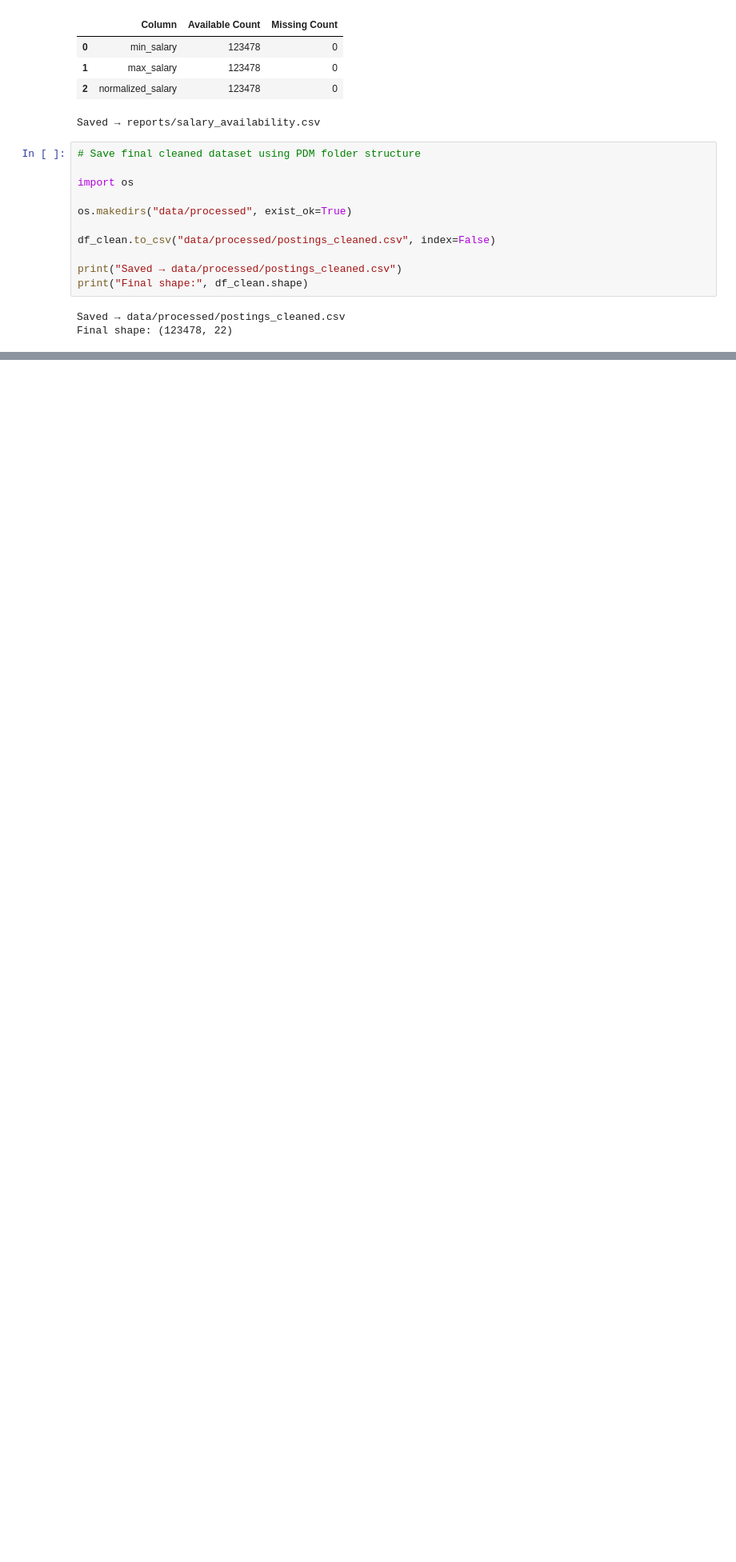
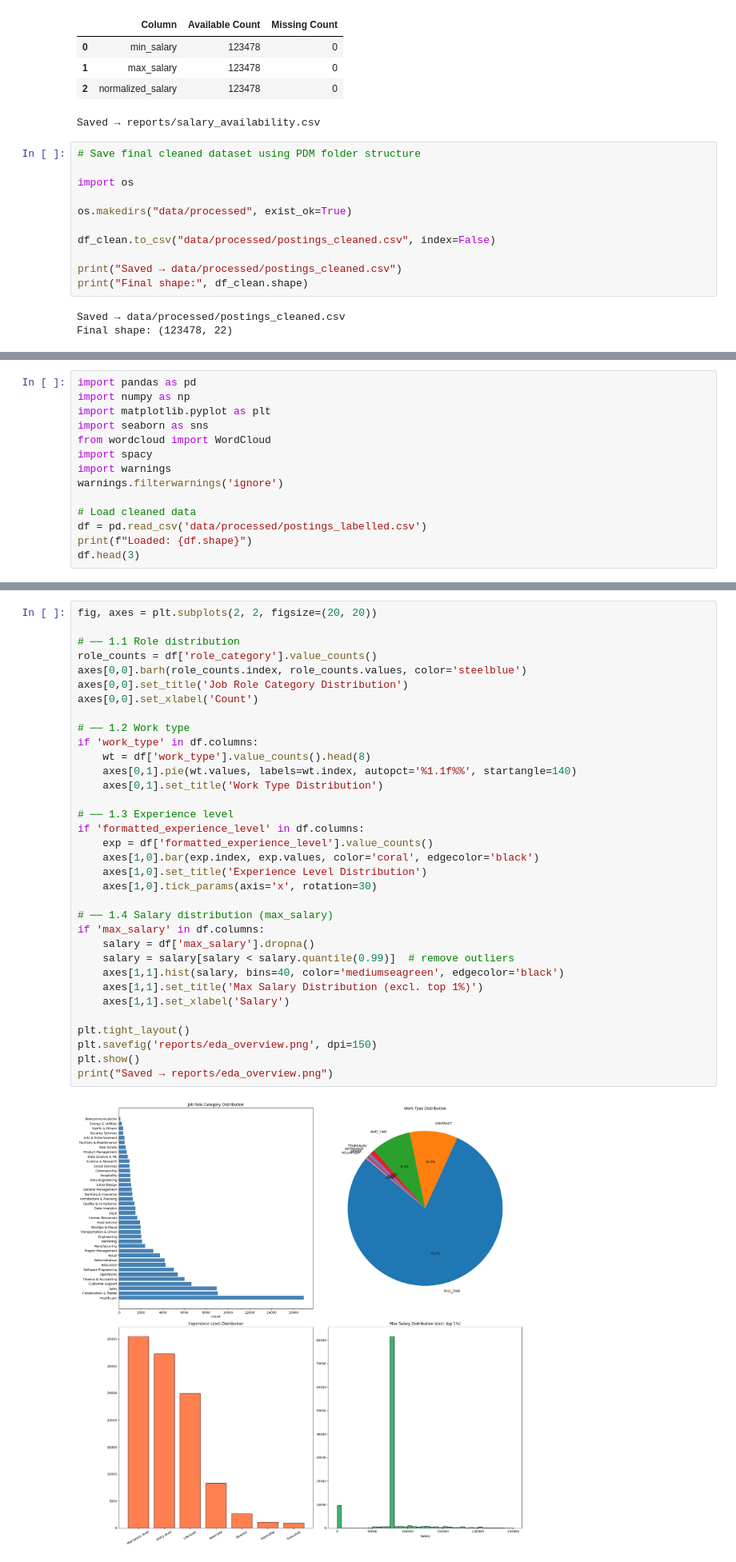
Before and after one commit to Manisha-Purushothaman/linkedin-job-nlp, a Jupyter notebook: notebooks/preprocessing_v1.ipynb, the cells around one changed output, grey strips where cells are left out. Shown at 80% size. Cells and saved outputs as stored; diff of their text form; blank space fills up the shorter version.

```diff
--- a/notebooks/preprocessing_v1.ipynb
+++ b/notebooks/preprocessing_v1.ipynb
@@ -490,0 +976,14 @@ Final shape: (123478, 22)
+# %%
+import pandas as pd
+import numpy as np
+import matplotlib.pyplot as plt
+import seaborn as sns
+from wordcloud import WordCloud
+import spacy
+import warnings
+warnings.filterwarnings('ignore')
+
+# Load cleaned data
+df = pd.read_csv('data/processed/postings_labelled.csv')
+print(f"Loaded: {df.shape}")
+df.head(3)
@@ -490,0 +997,36 @@ Final shape: (123478, 22)
+# %%
+fig, axes = plt.subplots(2, 2, figsize=(20, 20))
+
+# ── 1.1 Role distribution
+role_counts = df['role_category'].value_counts()
+axes[0,0].barh(role_counts.index, role_counts.values, color='steelblue')
+axes[0,0].set_title('Job Role Category Distribution')
+axes[0,0].set_xlabel('Count')
+
+# ── 1.2 Work type
+if 'work_type' in df.columns:
+    wt = df['work_type'].value_counts().head(8)
+    axes[0,1].pie(wt.values, labels=wt.index, autopct='%1.1f%%', startangle=140)
+    axes[0,1].set_title('Work Type Distribution')
+
+# ── 1.3 Experience level
+if 'formatted_experience_level' in df.columns:
+    exp = df['formatted_experience_level'].value_counts()
+    axes[1,0].bar(exp.index, exp.values, color='coral', edgecolor='black')
+    axes[1,0].set_title('Experience Level Distribution')
+    axes[1,0].tick_params(axis='x', rotation=30)
+
+# ── 1.4 Salary distribution (max_salary)
+if 'max_salary' in df.columns:
+    salary = df['max_salary'].dropna()
+    salary = salary[salary < salary.quantile(0.99)]  # remove outliers
+    axes[1,1].hist(salary, bins=40, color='mediumseagreen', edgecolor='black')
+    axes[1,1].set_title('Max Salary Distribution (excl. top 1%)')
+    axes[1,1].set_xlabel('Salary')
+
+plt.tight_layout()
+plt.savefig('reports/eda_overview.png', dpi=150)
+plt.show()
+print("Saved → reports/eda_overview.png")
+# %% [output]
+[figure, added]
```
Also changed, not shown: parts of 60 cells of this notebook.
